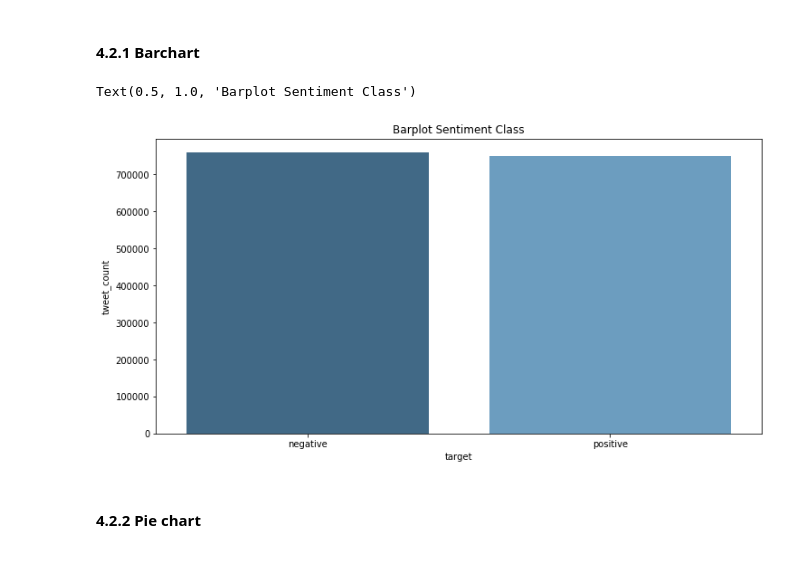
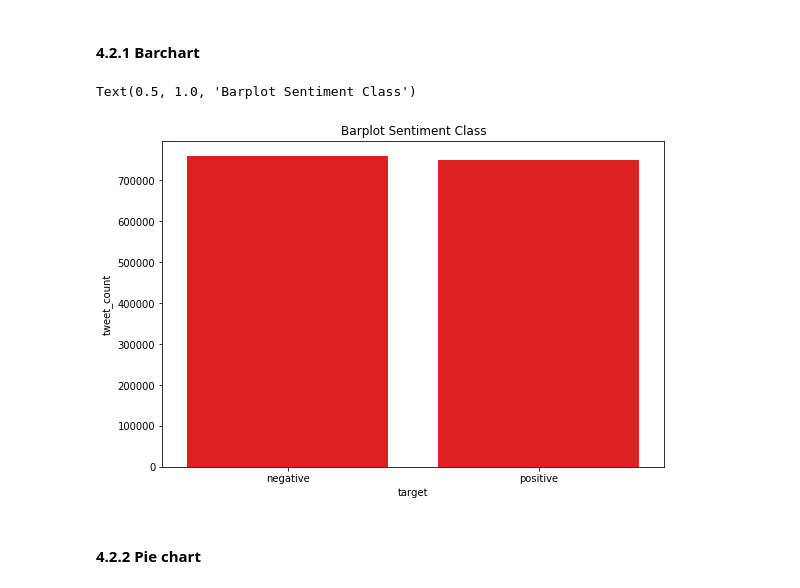
Before and after one commit to nurlailiis/Social-Media-Analysis-With-SPARK, a Jupyter notebook: Twitter Social Media Analysis.ipynb, the cells around one changed output. Cells and saved outputs as stored; diff of their text form; code cells hidden in the pictures.

```diff
--- a/Twitter Social Media Analysis.ipynb
+++ b/Twitter Social Media Analysis.ipynb
@@ -264,12 +265,14 @@ Explore Data Analysis with some of visualization
 #### 4.2.1 Barchart
 # %%
 #visualization
-plt.figure(figsize=(12,6))
-ax = sns.barplot(x= 'target', y='tweet_count', data=chart, palette="Blues_d")
+plt.figure(figsize=(9,6))
+values = df.loc[df['target'] == 1]
+colors = ['red' if x else 'green' for x in values ]
+ax = sns.barplot(x= 'target', y='tweet_count', data=chart, palette=colors)
 ax.set_title('Barplot Sentiment Class')
 # %% [output]
 Text(0.5, 1.0, 'Barplot Sentiment Class')
-[figure, old version]
+[figure, new version]
 # %% [markdown]
 #### 4.2.2 Pie chart
 # %%
```
Also changed, not shown: parts of 7 cells of this notebook.
